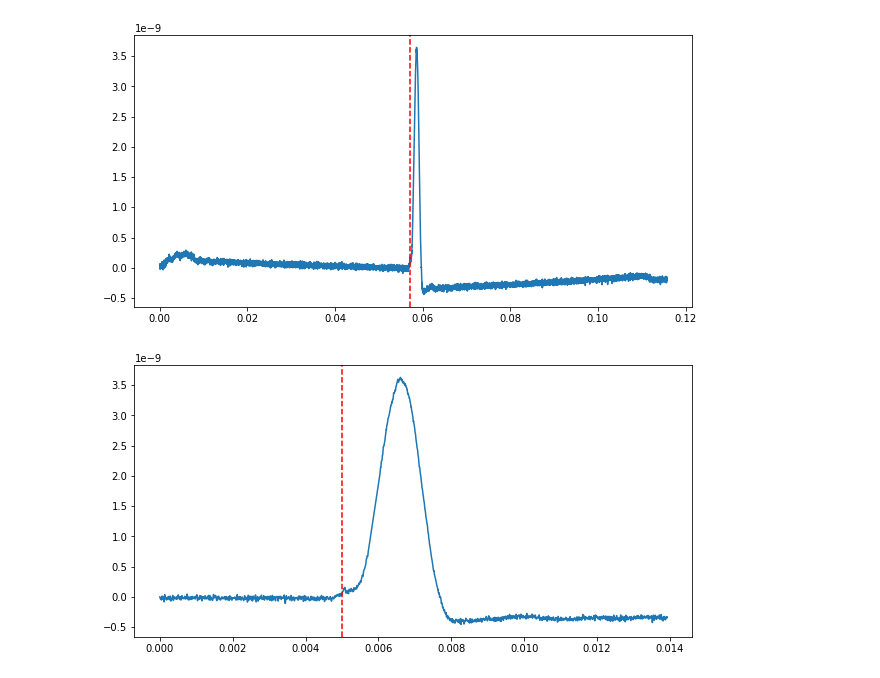
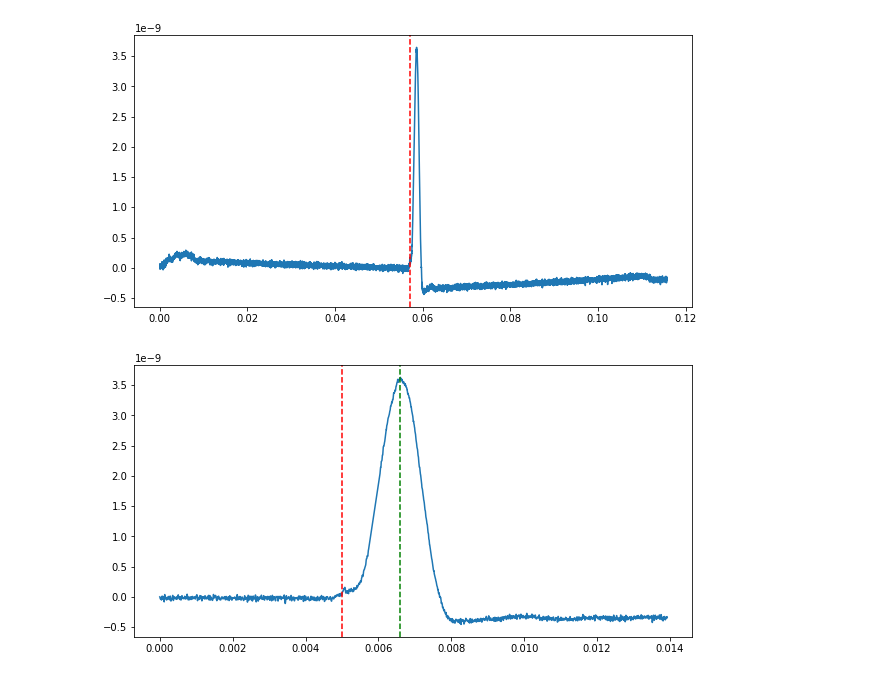
Before and after one commit to jlopezalo/PyFMRheo, a Jupyter notebook: examples/Ting Models Example.ipynb, the cells around one changed output. Drawn from its saved outputs; the diff is of its cells as text; code cells hidden in the pictures.

```diff
--- a/examples/Ting Models Example.ipynb
+++ b/examples/Ting Models Example.ipynb
@@ -159,0 +148,5 @@ plt.plot(last_ret_seg.time + first_ext_seg.time[-1], last_ret_seg.zheight)
+# %%
+t_offset = np.abs(first_ext_seg.zheight[-1] - last_ret_seg.zheight[0]) / 150e-6
+dt = np.abs(first_ext_seg.time[1] - first_ext_seg.time[0])
+if t_offset > 2 * dt:
+    last_ret_seg.time = last_ret_seg.time + t_offset
@@ -275,12 +274,13 @@ plt.axvline(x=tc, color='r', linestyle='--')
 plt.show()
 # %% [output]
 [figure]
-# %%
-plt.plot(time_fit, force_fit)
-plt.axvline(x=tc_fit, color='r', linestyle='--')
-plt.show()
-# %% [output]
-[figure, removed]
+# %%
+plt.plot(time_fit, force_fit)
+plt.axvline(x=tc_fit, color='r', linestyle='--')
+plt.axvline(x=tm, color='g', linestyle='--')
+plt.show()
+# %% [output]
+[figure, added]
 # %%
 help(TingModel)
 # %% [output]
```
Also changed, not shown: parts of 18 cells of this notebook.
